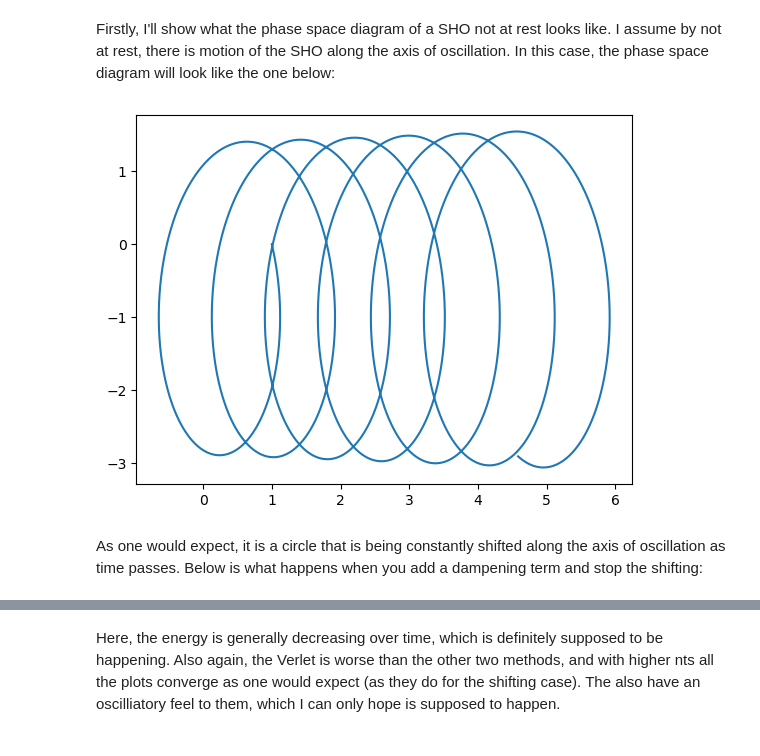
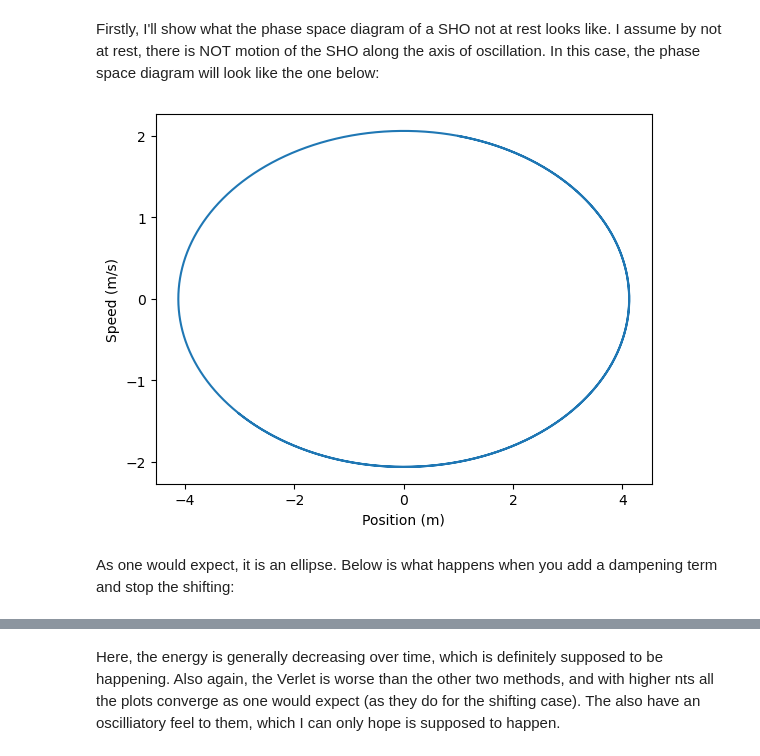
Before and after one commit to Mateo4cacheiro/PHYS4130-S25, a Jupyter notebook: p4-ODE/zekevespie/p4-Main.ipynb, the cells around one changed output, grey strips where cells are left out. Cells and saved outputs as stored; diff of their text form; code cells hidden in the pictures.

```diff
--- a/p4-ODE/zekevespie/p4-Main.ipynb
+++ b/p4-ODE/zekevespie/p4-Main.ipynb
@@ -1,44 +1,47 @@
-# %% [markdown]
-Firstly, I'll show what the phase space diagram of a SHO not at rest looks like. I assume by not at rest, there is motion of the SHO along the axis of oscillation. In this case, the phase space diagram will look like the one below:
+# %% [markdown]
+Firstly, I'll show what the phase space diagram of a SHO not at rest looks like. I assume by not at rest, there is NOT motion of the SHO along the axis of oscillation. In this case, the phase space diagram will look like the one below:
 # %%
+%reset -f
 import numpy as np
 import pylab as p
 
 tmin = 0.0
 tmax = 20.0
-nts = 10000
+nts = 100000
 
 x0 = 1
-v0 = 1
-w = 2
+v0 = 2
+w = 0.5
 phi = 0
 
-def SHO_shifted(x0, v0, w):
+def SHO(x0, v0, w):
     t_array = np.linspace(tmin, tmax, nts, endpoint=False)
     dt = t_array[1] - t_array[0]
 
     x_array = np.zeros(len(t_array))
     v_array = np.zeros(len(t_array))
 
     x_array[0] = x0
-    v_array[0] = 0
+    v_array[0] = v0
 
     i = 0
     while i < nts - 1:
-        v_array[i + 1] = v_array[i] + dt * (-pow(w, 2) * x_array[i] + v0 * t_array[i])
-        x_array[i + 1] = x_array[i] + dt * (v_array[i] + v0)
+        v_array[i + 1] = v_array[i] + dt * -pow(w, 2) * x_array[i]
+        x_array[i + 1] = x_array[i] + dt * v_array[i]
         i += 1
 
     return x_array, v_array
 
-x, v = SHO_shifted(x0, v0, w)
+x, v = SHO(x0, v0, w)
 
 p.plot(x, v)
+p.xlabel('Position (m)')
+p.ylabel('Speed (m/s)')
 p.show()
 # %% [output]
-[figure, old version]
+[figure, new version]
-# %% [markdown]
-As one would expect, it is a circle that is being constantly shifted along the axis of oscillation as time passes. Below is what happens when you add a dampening term and stop the shifting:
+# %% [markdown]
+As one would expect, it is an ellipse. Below is what happens when you add a dampening term and stop the shifting:
 # %%
 %reset -f
 import numpy as np
```
Also changed, not shown: parts of 7 cells of this notebook, 6 other files.
